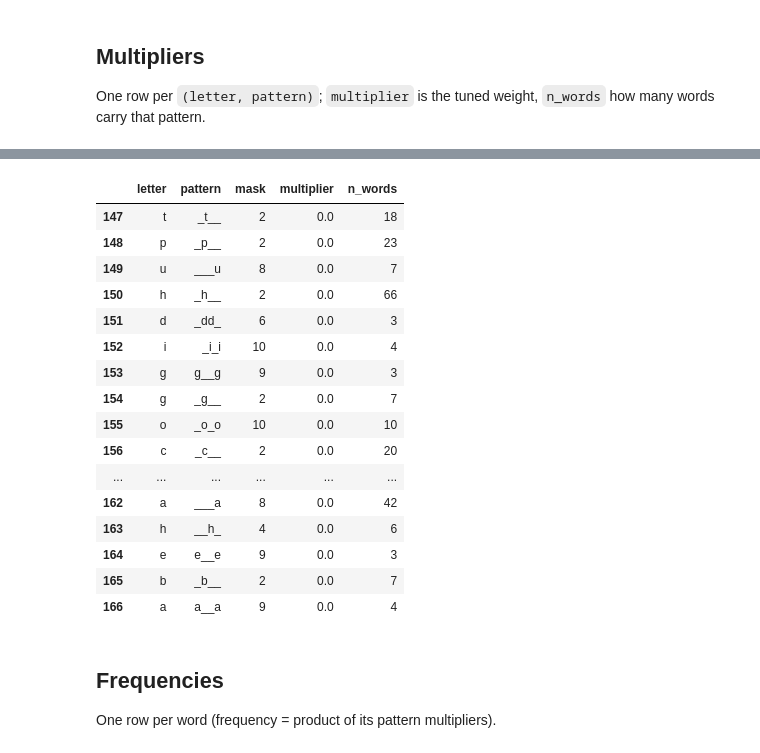
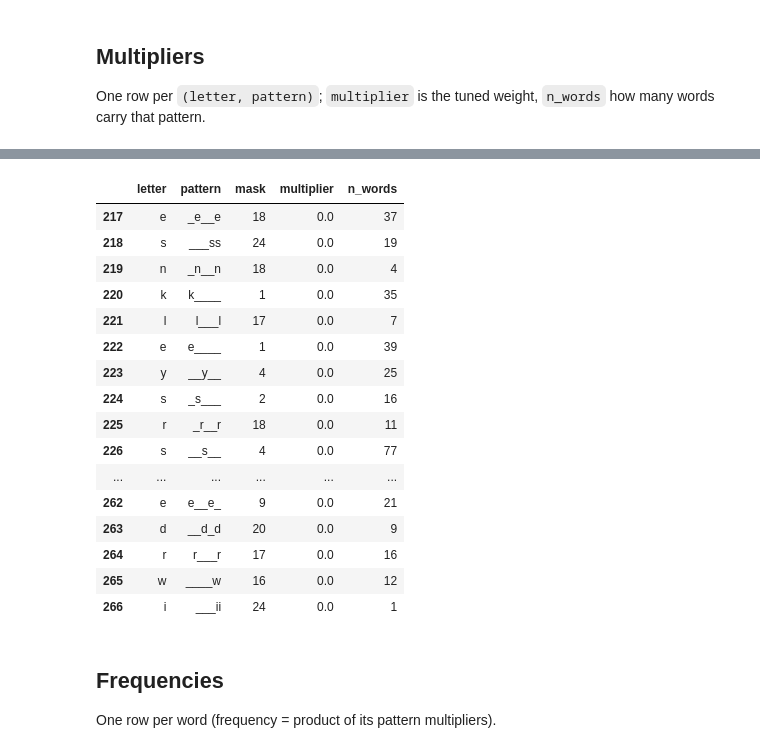
Before and after one commit to Ballpark-Figures/hangman, a Jupyter notebook: math/notebooks/freq_search_explorer.ipynb, the cells around one changed output, grey strips where cells are left out. Drawn from its saved outputs; the diff is of its cells as text; code cells hidden in the pictures.

```diff
--- a/math/notebooks/freq_search_explorer.ipynb
+++ b/math/notebooks/freq_search_explorer.ipynb
@@ -37,7 +37,7 @@ imported from /Users/patrickliscio/My Documents/Pycharm Projects/Ballpark-Figure
 Loads the saved CSV for this length if present; otherwise runs one inline (which
 can be slow for larger lengths).
 # %%
-LENGTH = 4
+LENGTH = 5
 
 csv_path = math_dir / 'data' / 'freq_search' / f'len{LENGTH:02d}.csv'
 if csv_path.exists():
@@ -89,23 +89,23 @@ mult_df.head(20)
 # %%
-mult_df.tail(20)
+mult_df.tail(50)
 # %% [output]
 |  | letter | pattern | mask | multiplier | n_words |
-| 147 | t | _t__ | 2 | 0.0 | 18 |
-| 148 | p | _p__ | 2 | 0.0 | 23 |
-| 149 | u | ___u | 8 | 0.0 | 7 |
-| 150 | h | _h__ | 2 | 0.0 | 66 |
-| 151 | d | _dd_ | 6 | 0.0 | 3 |
-| 152 | i | _i_i | 10 | 0.0 | 4 |
-| 153 | g | g__g | 9 | 0.0 | 3 |
-| 154 | g | _g__ | 2 | 0.0 | 7 |
-| 155 | o | _o_o | 10 | 0.0 | 10 |
-| 156 | c | _c__ | 2 | 0.0 | 20 |
+| 217 | e | _e__e | 18 | 0.0 | 37 |
+| 218 | s | ___ss | 24 | 0.0 | 19 |
+| 219 | n | _n__n | 18 | 0.0 | 4 |
+| 220 | k | k____ | 1 | 0.0 | 35 |
+| 221 | l | l___l | 17 | 0.0 | 7 |
+| 222 | e | e____ | 1 | 0.0 | 39 |
+| 223 | y | __y__ | 4 | 0.0 | 25 |
+| 224 | s | _s___ | 2 | 0.0 | 16 |
+| 225 | r | _r__r | 18 | 0.0 | 11 |
+| 226 | s | __s__ | 4 | 0.0 | 77 |
 | ... | ... | ... | ... | ... | ... |
-| 162 | a | ___a | 8 | 0.0 | 42 |
-| 163 | h | __h_ | 4 | 0.0 | 6 |
-| 164 | e | e__e | 9 | 0.0 | 3 |
-| 165 | b | _b__ | 2 | 0.0 | 7 |
-| 166 | a | a__a | 9 | 0.0 | 4 |
+| 262 | e | e__e_ | 9 | 0.0 | 21 |
+| 263 | d | __d_d | 20 | 0.0 | 9 |
+| 264 | r | r___r | 17 | 0.0 | 16 |
+| 265 | w | ____w | 16 | 0.0 | 12 |
+| 266 | i | ___ii | 24 | 0.0 | 1 |
 # %% [markdown]
 ## Frequencies
 
```
Also changed, not shown: parts of 8 cells of this notebook.
